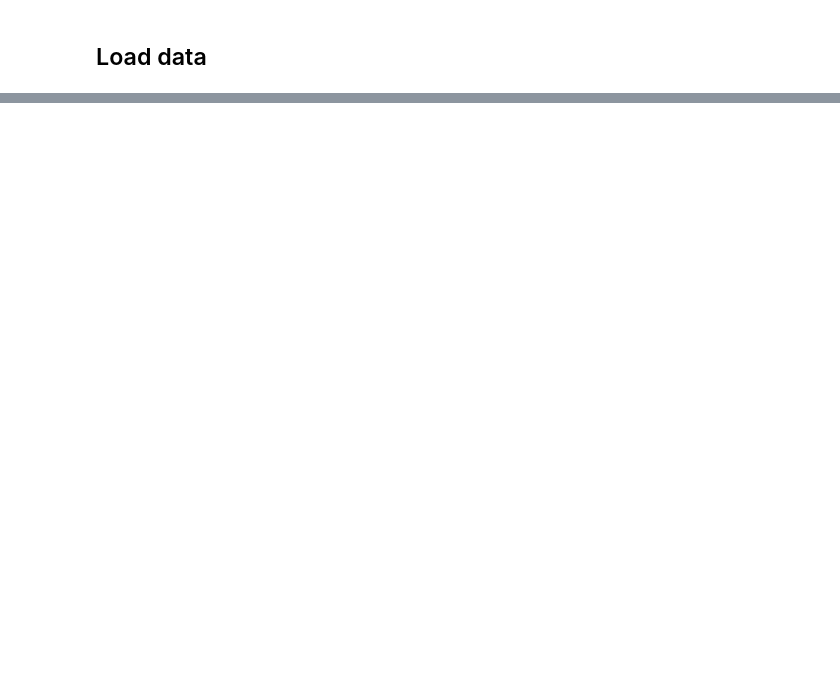
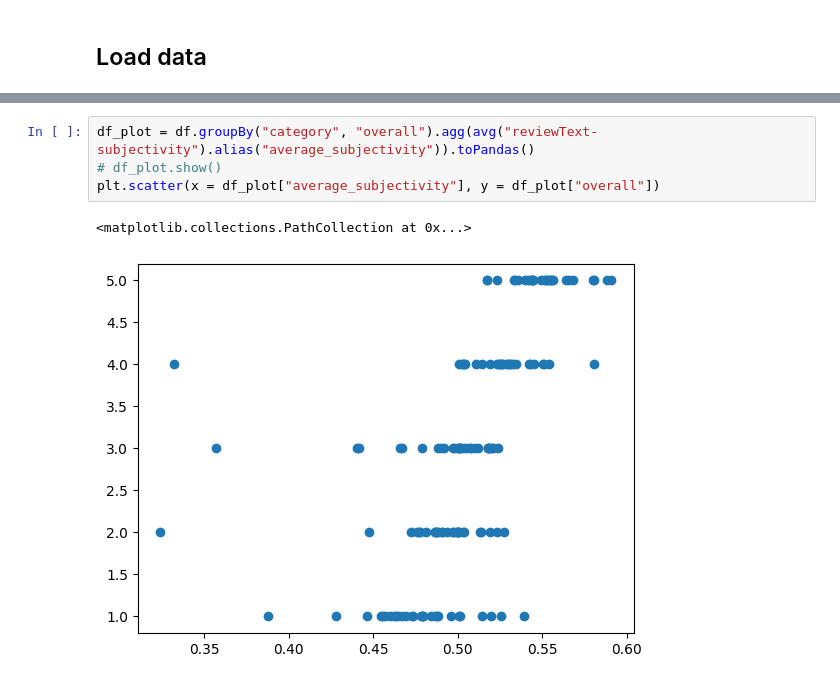
Before and after one commit to mkleinegger/amazon-reviews-sentinent-analysis, a Jupyter notebook: 3.2_analysis.ipynb, the cells around one changed output, grey strips where cells are left out. Drawn from its saved outputs; the diff is of its cells as text; blank space fills up the shorter version.

```diff
--- a/3.2_analysis.ipynb
+++ b/3.2_analysis.ipynb
@@ -93,0 +287,7 @@ def apply_sentiment_analysis(df):
+# %%
+df_plot = df.groupBy("category", "overall").agg(avg("reviewText-subjectivity").alias("average_subjectivity")).toPandas()
+# df_plot.show()
+plt.scatter(x = df_plot["average_subjectivity"], y = df_plot["overall"])
+# %% [output]
+<matplotlib.collections.PathCollection at 0x...>
+[figure, added]
```
Also changed, not shown: parts of 26 cells of this notebook, 2 other files.
